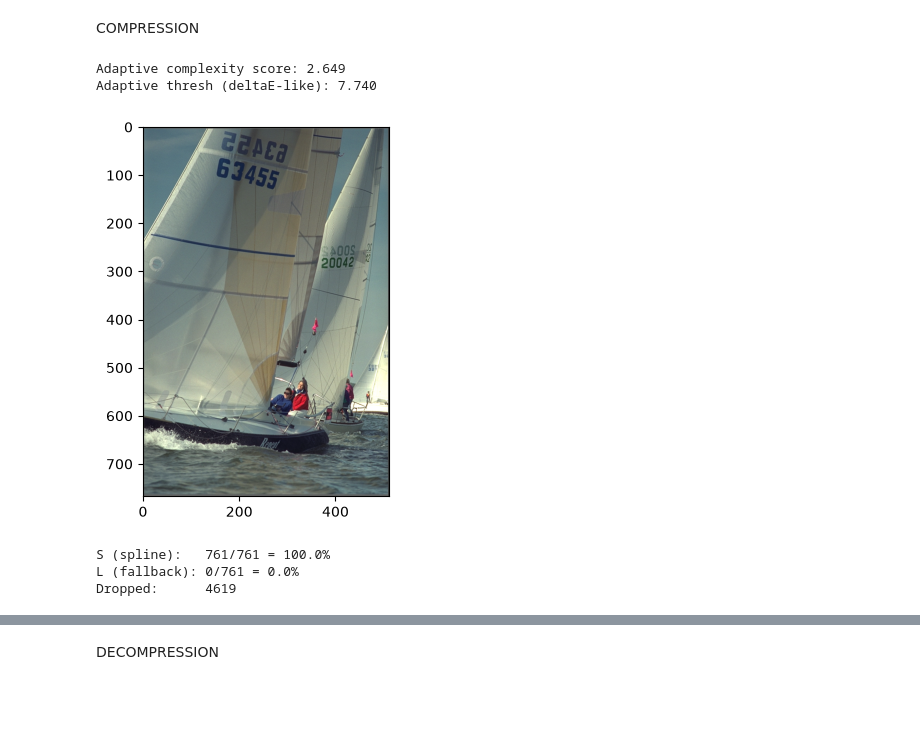
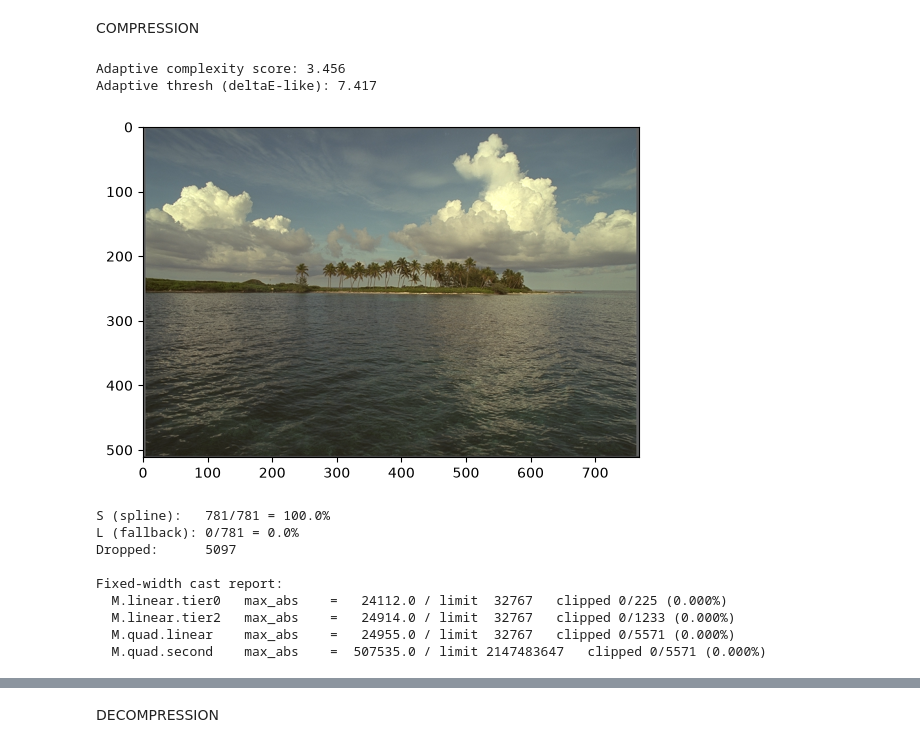
Before and after one commit to d22fish/cvImgCompression, a Jupyter notebook: v7.1FuncCompress.ipynb, the cells around one changed output, grey strips where cells are left out. Drawn from its saved outputs; the diff is of its cells as text; code cells hidden in the pictures; blank space fills up the shorter version.

```diff
--- a/v7.1FuncCompress.ipynb
+++ b/v7.1FuncCompress.ipynb
@@ -64,7 +64,7 @@ def adaptive_deltaE_threshold(complexity_score, low_complexity=2.0, high_complex
     thresh = high_thresh * (1.0 - t) + low_thresh * t
     return float(thresh)
 # %%
-chosenImage = pics[3]
+chosenImage = pics[10]
 
 # Adaptive thresholding based on local LAB complexity
 # calculate complexity score and local complexity map, indicates what areas are more complex
@@ -77,36 +77,36 @@ print(f"Adaptive complexity score: {complexity_score:.3f}")
 print(f"Adaptive thresh (deltaE-like): {thresh:.3f}")
 
 # Color diversity score from CIELAB quantized bins
 lab = cv2.cvtColor(chosenImage, cv2.COLOR_BGR2LAB)
 
 # Quantize channels
 l_bin = (lab[:, :, 0] // 16).astype(np.int32)
 a_bin = (lab[:, :, 1] // 16).astype(np.int32)
 b_bin = (lab[:, :, 2] // 16).astype(np.int32)
 
 key = l_bin * 16 * 16 + a_bin * 16 + b_bin
 unique_colors = np.unique(key).size
 
 if unique_colors < 75:
     pyrLevels = 1
 elif unique_colors < 200:
     pyrLevels = 2
 else:
     pyrLevels = 3
 
 # Convert BGR to RGB for PIL (PIL expects RGB format)
 chosenImageRGB = cv2.cvtColor(chosenImage, cv2.COLOR_BGR2RGB)
 im = Image.fromarray(chosenImageRGB)
 im.save('test.png')
 im.save('test.jpg')
 im.save('test.tiff')
 im.save('test.webp', 'WEBP', quality=80)
 plt.imshow(cv2.cvtColor(chosenImage, cv2.COLOR_RGB2BGR))
 plt.show()
 # %% [output]
-Adaptive complexity score: 2.649
-Adaptive thresh (deltaE-like): 7.740
+Adaptive complexity score: 3.456
+Adaptive thresh (deltaE-like): 7.417
-[figure, old version]
+[figure, new version]
 # %%
 # Apply bilateral filter
 chosenImageFiltered = cv2.bilateralFilter(chosenImage, d=7, sigmaColor=35, sigmaSpace=35)
@@ -674,6 +693,8 @@ SPLINE_BASE_PERIM = 200.0
 RD_LAMBDA = 0.001
 RD_DCT_QUALITY = 35
 tier_counts = [0, 0, 0]
+# overflow logging
+CAST_LOG.clear()
 
 with open("imComp.txt", "w") as f, open("imFullComp.bin", "wb") as fb:
     header_pos = fb.tell()
@@ -748,7 +769,7 @@ with open("imComp.txt", "w") as f, open("imFullComp.bin", "wb") as fb:
             xcQ, ycQ = int(round(xc)), int(round(yc))
 
             if tier == 0:
-                coefQ = np.round(coef * 100).astype(np.int16)
+                coefQ = check_int_cast(coef, 100, np.int16, "M.linear.tier0")
                 m0 = ",".join(str(v) for v in coefQ[0])
                 m1 = ",".join(str(v) for v in coefQ[1])
                 m2 = ",".join(str(v) for v in coefQ[2])
@@ -758,19 +779,19 @@ with open("imComp.txt", "w") as f, open("imFullComp.bin", "wb") as fb:
                 fb.write(coefQ.astype('<i2').tobytes())
 
             elif tier == 1:
-                coefQ = np.zeros((3, 6), dtype=np.int16)
-                coefQ[:, :3] = np.round(coef_quad[:, :3] * 100).astype(np.int16)
-                coefQ[:, 3:] = np.round(coef_quad[:, 3:] * 10000).astype(np.int16)
-                m0 = ",".join(str(v) for v in coefQ[0])
-                m1 = ",".join(str(v) for v in coefQ[1])
-                m2 = ",".join(str(v) for v in coefQ[2])
+                coefQ_lin = check_int_cast(coef_quad[:, :3], 100,   np.int16, "M.quad.linear")
+                coefQ_sec = check_int_cast(coef_quad[:, 3:], 10000, np.int32, "M.quad.second")
+                m0 = ",".join(str(v) for v in np.concatenate([coefQ_lin[0], coefQ_sec[0]]))
+                m1 = ",".join(str(v) for v in np.concatenate([coefQ_lin[1], coefQ_sec[1]]))
+                m2 = ",".join(str(v) for v in np.concatenate([coefQ_lin[2], coefQ_sec[2]]))
                 f.write(f"M;1;{xcQ},{ycQ};{m0};{m1};{m2};\n")
                 fb.write(struct.pack('<hh', xcQ, ycQ))
                 fb.write(struct.pack('<B', 1))
-                fb.write(coefQ.astype('<i2').tobytes())
+                fb.write(coefQ_lin.astype('<i2').tobytes())   # 3x3 int16 = 18 bytes
+                fb.write(coefQ_sec.astype('<i4').tobytes())   # 3x3 int32 = 12 bytes
 
             else:
-                coefQ = np.round(coef * 100).astype(np.int16)
+                coefQ = check_int_cast(coef, 100, np.int16, "M.linear.tier2")
                 m0 = ",".join(str(v) for v in coefQ[0])
                 m1 = ",".join(str(v) for v in coefQ[1])
                 m2 = ",".join(str(v) for v in coefQ[2])
@@ -808,10 +829,22 @@ total = encoded_ok
 print(f"S (spline):   {spline_count}/{total} = {spline_count/total*100:.1f}%")
 print(f"L (fallback): {fallback_ok}/{total} = {fallback_ok/total*100:.1f}%")
 print(f"Dropped:      {dropped}")
+
+print("\nFixed-width cast report:")
+for label, e in sorted(CAST_LOG.items()):
+    pct = 100 * e["n_clipped"] / max(e["n_total"], 1)
+    print(f"  {label:16s} max_abs    ={e['max_abs']:10.1f} / limit {e['limit']:6d}"
+          f"   clipped {e['n_clipped']}/{e['n_total']} ({pct:.3f}%)")
 # %% [output]
-S (spline):   761/761 = 100.0%
-L (fallback): 0/761 = 0.0%
-Dropped:      4619
+S (spline):   781/781 = 100.0%
+L (fallback): 0/781 = 0.0%
+Dropped:      5097
+
+Fixed-width cast report:
+  M.linear.tier0   max_abs    =   24112.0 / limit  32767   clipped 0/225 (0.000%)
+  M.linear.tier2   max_abs    =   24914.0 / limit  32767   clipped 0/1233 (0.000%)
+  M.quad.linear    max_abs    =   24955.0 / limit  32767   clipped 0/5571 (0.000%)
+  M.quad.second    max_abs    =  507535.0 / limit 2147483647   clipped 0/5571 (0.000%)
 # %%
 # 1. Count byte frequencies across the full binary file
 data = open("imFullComp.bin", "rb").read()
```
Also changed, not shown: parts of 9 cells of this notebook, 6 other files.
